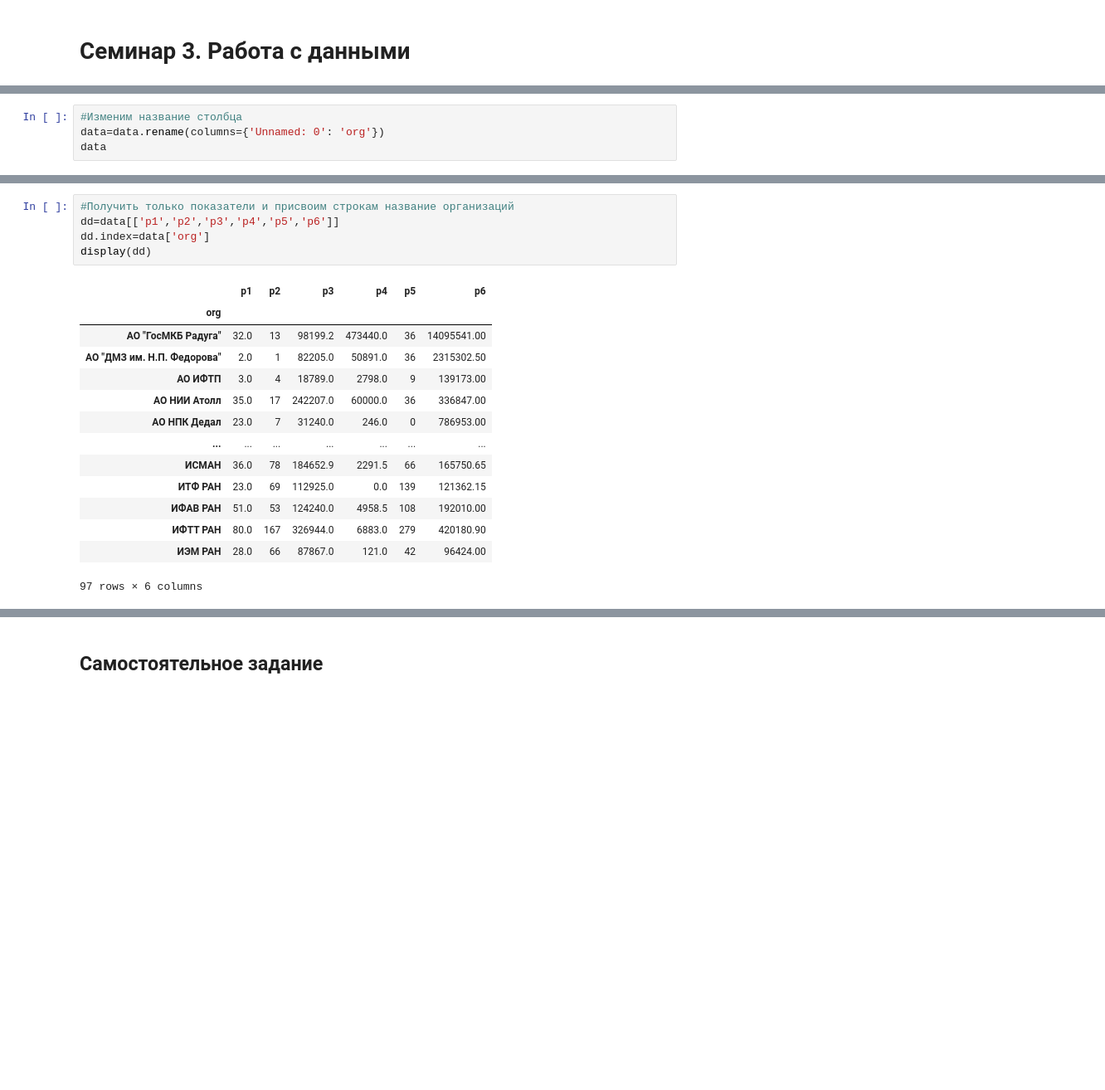
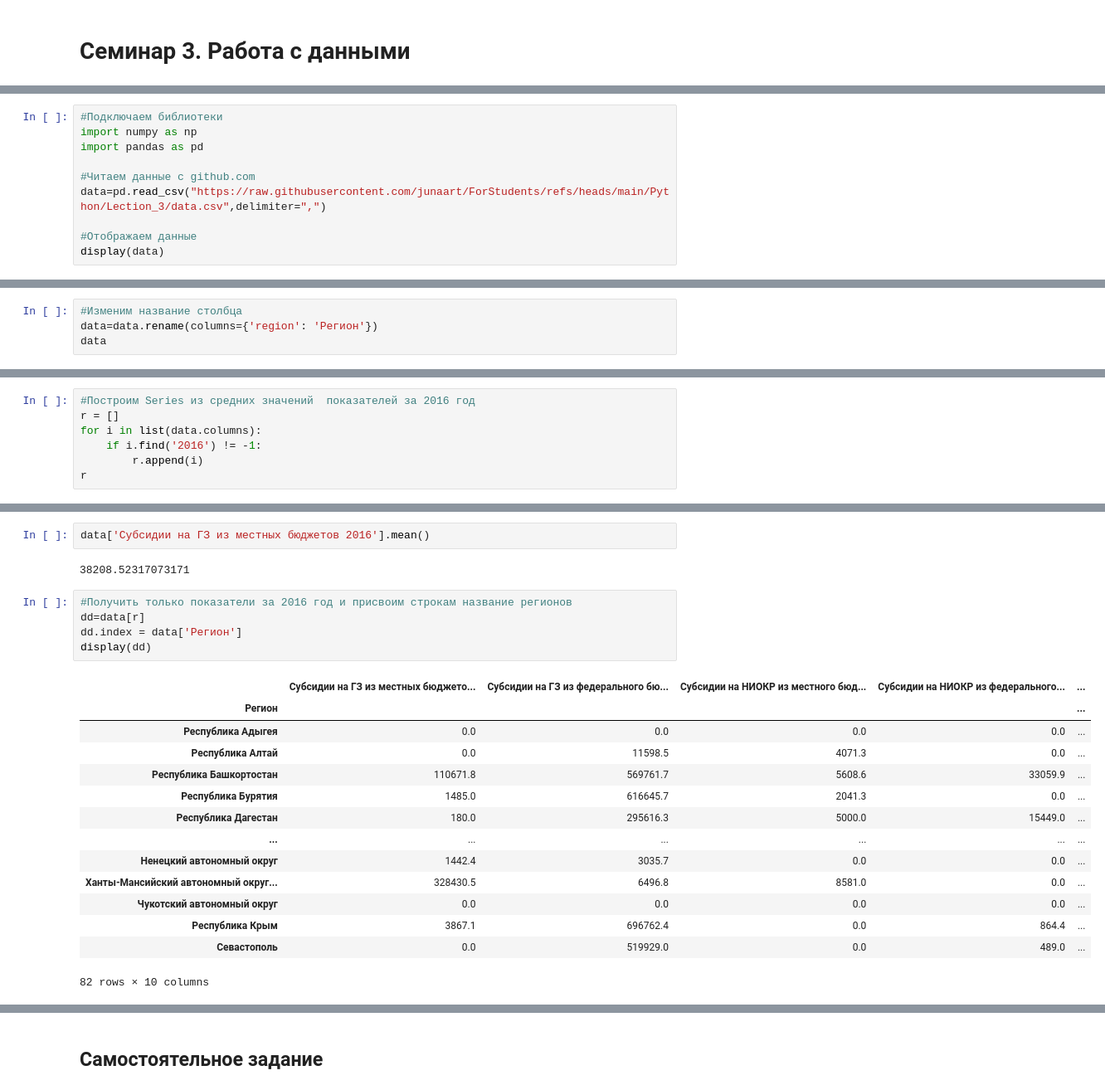
Before and after one commit to junaart/ForStudents, a Jupyter notebook: Python/Lection_3/Seminar_3.ipynb, the cells around one changed output, grey strips where cells are left out. Shown at 83% size. Drawn from its saved outputs; the diff is of its cells as text; blank space fills up the shorter version.

```diff
--- a/Python/Lection_3/Seminar_3.ipynb
+++ b/Python/Lection_3/Seminar_3.ipynb
@@ -26,0 +3,10 @@ display(data)
+# %%
+#Подключаем библиотеки
+import numpy as np
+import pandas as pd
+
+#Читаем данные с github.com
+data=pd.read_csv("https://raw.githubusercontent.com/junaart/ForStudents/refs/heads/main/Python/Lection_3/data.csv",delimiter=",")
+
+#Отображаем данные
+display(data)
@@ -27,5 +44,5 @@ display(data)
 # %%
 #Изменим название столбца
-data=data.rename(columns={'Unnamed: 0': 'org'})
+data=data.rename(columns={'region': 'Регион'})
 data
 # %% [output]
@@ -111,0 +119,7 @@ data[(data['city']=='Дубна') & (data['p2']>=10)][['org','p2']]
+# %%
+#Построим Series из средних значений  показателей за 2016 год
+r = []
+for i in list(data.columns):
+    if i.find('2016') != -1:
+        r.append(i)
+r
@@ -123,21 +153,25 @@ s
 dtype: float64
+# %%
+data['Субсидии на ГЗ из местных бюджетов 2016'].mean()
+# %% [output]
+38208.52317073171
 # %%
-#Получить только показатели и присвоим строкам название организаций
-dd=data[['p1','p2','p3','p4','p5','p6']]
-dd.index=data['org']
+#Получить только показатели за 2016 год и присвоим строкам название регионов
+dd=data[r]
+dd.index = data['Регион']
 display(dd)
 # %% [output]
-|  | p1 | p2 | p3 | p4 | p5 | p6 |
-| org |  |  |  |  |  |  |
-| АО "ГосМКБ Радуга" | 32.0 | 13 | 98199.2 | 473440.0 | 36 | 14095541.00 |
-| АО "ДМЗ им. Н.П. Федорова" | 2.0 | 1 | 82205.0 | 50891.0 | 36 | 2315302.50 |
-| АО ИФТП | 3.0 | 4 | 18789.0 | 2798.0 | 9 | 139173.00 |
-| АО НИИ Атолл | 35.0 | 17 | 242207.0 | 60000.0 | 36 | 336847.00 |
-| АО НПК Дедал | 23.0 | 7 | 31240.0 | 246.0 | 0 | 786953.00 |
-| ... | ... | ... | ... | ... | ... | ... |
-| ИСМАН | 36.0 | 78 | 184652.9 | 2291.5 | 66 | 165750.65 |
-| ИТФ РАН | 23.0 | 69 | 112925.0 | 0.0 | 139 | 121362.15 |
-| ИФАВ РАН | 51.0 | 53 | 124240.0 | 4958.5 | 108 | 192010.00 |
-| ИФТТ РАН | 80.0 | 167 | 326944.0 | 6883.0 | 279 | 420180.90 |
-| ИЭМ РАН | 28.0 | 66 | 87867.0 | 121.0 | 42 | 96424.00 |
+|  | Субсидии на ГЗ из местных бюджето... | Субсидии на ГЗ из федерального бю... | Субсидии на НИОКР из местного бюд... | Субсидии на НИОКР из федерального... | ... |
+| Регион |  |  |  |  | ... |
+| Республика Адыгея | 0.0 | 0.0 | 0.0 | 0.0 | ... |
+| Республика Алтай | 0.0 | 11598.5 | 4071.3 | 0.0 | ... |
+| Республика Башкортостан | 110671.8 | 569761.7 | 5608.6 | 33059.9 | ... |
+| Республика Бурятия | 1485.0 | 616645.7 | 2041.3 | 0.0 | ... |
+| Республика Дагестан | 180.0 | 295616.3 | 5000.0 | 15449.0 | ... |
+| ... | ... | ... | ... | ... | ... |
+| Ненецкий автономный округ | 1442.4 | 3035.7 | 0.0 | 0.0 | ... |
+| Ханты-Мансийский автономный округ... | 328430.5 | 6496.8 | 8581.0 | 0.0 | ... |
+| Чукотский автономный округ | 0.0 | 0.0 | 0.0 | 0.0 | ... |
+| Республика Крым | 3867.1 | 696762.4 | 0.0 | 864.4 | ... |
+| Севастополь | 0.0 | 519929.0 | 0.0 | 489.0 | ... |
-97 rows × 6 columns
+82 rows × 10 columns
```
Also changed, not shown: parts of 19 cells of this notebook.
